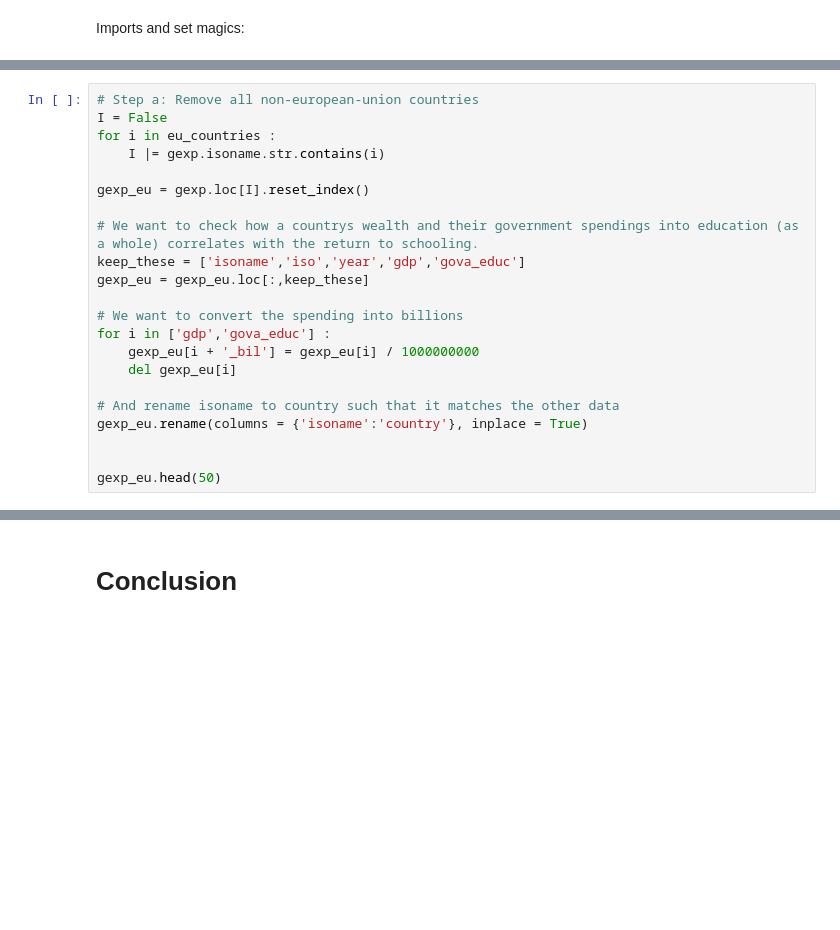
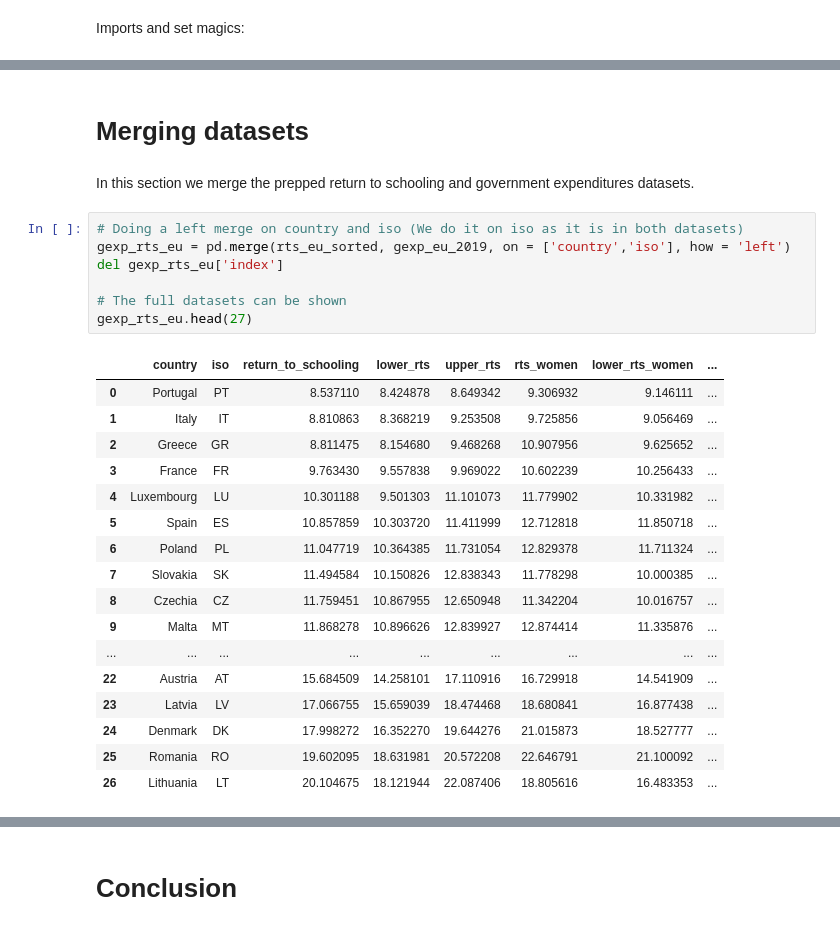
Before and after one commit to NumEconCopenhagen/projects-2024-flation, a Jupyter notebook: dataproject/dataproject.ipynb, the cells around one changed output, grey strips where cells are left out. Saved outputs shown, nothing was run; the diff lists cells and outputs as text; blank space fills up the shorter version.

```diff
--- a/dataproject/dataproject.ipynb
+++ b/dataproject/dataproject.ipynb
@@ -88,22 +9,0 @@ Cleaning the government expenditure dataset.
-# %%
-# Step a: Remove all non-european-union countries
-I = False
-for i in eu_countries :
-    I |= gexp.isoname.str.contains(i)
-
-gexp_eu = gexp.loc[I].reset_index()
-
-# We want to check how a countrys wealth and their government spendings into education (as a whole) correlates with the return to schooling.
-keep_these = ['isoname','iso','year','gdp','gova_educ']
-gexp_eu = gexp_eu.loc[:,keep_these]
-
-# We want to convert the spending into billions
-for i in ['gdp','gova_educ'] :
-    gexp_eu[i + '_bil'] = gexp_eu[i] / 1000000000
-    del gexp_eu[i]
-
-# And rename isoname to country such that it matches the other data
-gexp_eu.rename(columns = {'isoname':'country'}, inplace = True)
-
-
-gexp_eu.head(50)
@@ -188,0 +124,29 @@ MAKE FURTHER ANALYSIS. EXPLAIN THE CODE BRIEFLY AND SUMMARIZE THE RESULTS.
+# %% [markdown]
+# Merging datasets
+# %% [markdown]
+In this section we merge the prepped return to schooling and government expenditures datasets.
+# %%
+# Doing a left merge on country and iso (We do it on iso as it is in both datasets)
+gexp_rts_eu = pd.merge(rts_eu_sorted, gexp_eu_2019, on = ['country','iso'], how = 'left')
+del gexp_rts_eu['index']
+
+# The full datasets can be shown
+gexp_rts_eu.head(27)
+# %% [output]
+|  | country | iso | return_to_schooling | lower_rts | upper_rts | rts_women | lower_rts_women | ... |
+| 0 | Portugal | PT | 8.537110 | 8.424878 | 8.649342 | 9.306932 | 9.146111 | ... |
+| 1 | Italy | IT | 8.810863 | 8.368219 | 9.253508 | 9.725856 | 9.056469 | ... |
+| 2 | Greece | GR | 8.811475 | 8.154680 | 9.468268 | 10.907956 | 9.625652 | ... |
+| 3 | France | FR | 9.763430 | 9.557838 | 9.969022 | 10.602239 | 10.256433 | ... |
+| 4 | Luxembourg | LU | 10.301188 | 9.501303 | 11.101073 | 11.779902 | 10.331982 | ... |
+| 5 | Spain | ES | 10.857859 | 10.303720 | 11.411999 | 12.712818 | 11.850718 | ... |
+| 6 | Poland | PL | 11.047719 | 10.364385 | 11.731054 | 12.829378 | 11.711324 | ... |
+| 7 | Slovakia | SK | 11.494584 | 10.150826 | 12.838343 | 11.778298 | 10.000385 | ... |
+| 8 | Czechia | CZ | 11.759451 | 10.867955 | 12.650948 | 11.342204 | 10.016757 | ... |
+| 9 | Malta | MT | 11.868278 | 10.896626 | 12.839927 | 12.874414 | 11.335876 | ... |
+| ... | ... | ... | ... | ... | ... | ... | ... | ... |
+| 22 | Austria | AT | 15.684509 | 14.258101 | 17.110916 | 16.729918 | 14.541909 | ... |
+| 23 | Latvia | LV | 17.066755 | 15.659039 | 18.474468 | 18.680841 | 16.877438 | ... |
+| 24 | Denmark | DK | 17.998272 | 16.352270 | 19.644276 | 21.015873 | 18.527777 | ... |
+| 25 | Romania | RO | 19.602095 | 18.631981 | 20.572208 | 22.646791 | 21.100092 | ... |
+| 26 | Lithuania | LT | 20.104675 | 18.121944 | 22.087406 | 18.805616 | 16.483353 | ... |
```
Also changed, not shown: parts of 49 cells of this notebook, 1 other file.
